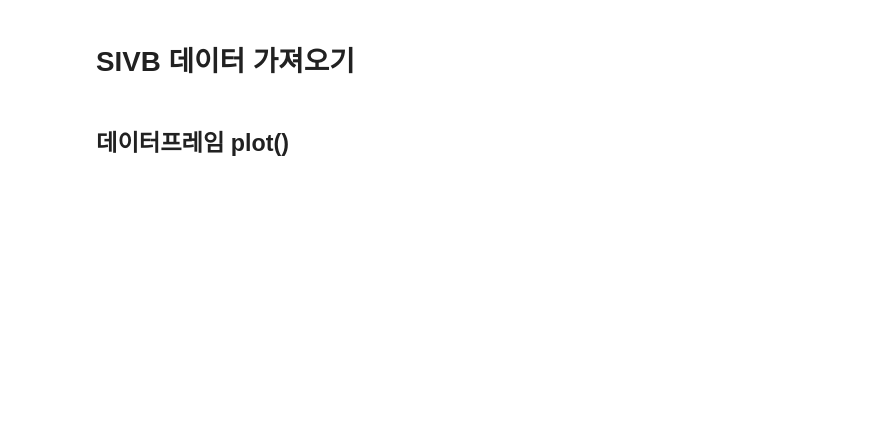
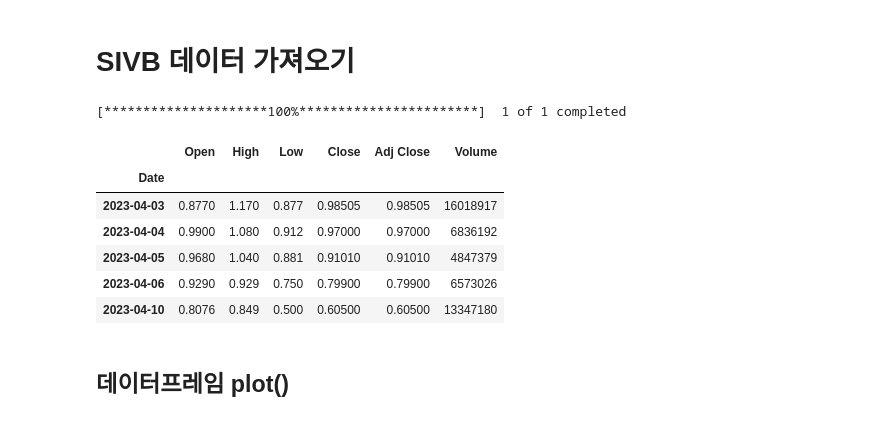
Before and after one commit to zzhining/stock_market_analysis, a Jupyter notebook: 3주차/뱅크런이_올_것인가.ipynb, the cells around one changed output. Saved outputs shown, nothing was run; the diff lists cells and outputs as text; code cells hidden in the pictures; blank space fills up the shorter version.

```diff
--- a/3주차/뱅크런이_올_것인가.ipynb
+++ b/3주차/뱅크런이_올_것인가.ipynb
@@ -14,10 +34,19 @@ display(video)
 # %%
 from pandas_datareader import data
 import yfinance as yfin
 
 yfin.pdr_override()
 
-df = data.get_data_yahoo('코드를 입력하세요')
+df = data.get_data_yahoo('SIVB', start = '2021-01-01')
 df.tail()
+# %% [output]
+[*********************100%***********************]  1 of 1 completed
+|  | Open | High | Low | Close | Adj Close | Volume |
+| Date |  |  |  |  |  |  |
+| 2023-04-03 | 0.8770 | 1.170 | 0.877 | 0.98505 | 0.98505 | 16018917 |
+| 2023-04-04 | 0.9900 | 1.080 | 0.912 | 0.97000 | 0.97000 | 6836192 |
+| 2023-04-05 | 0.9680 | 1.040 | 0.881 | 0.91010 | 0.91010 | 4847379 |
+| 2023-04-06 | 0.9290 | 0.929 | 0.750 | 0.79900 | 0.79900 | 6573026 |
+| 2023-04-10 | 0.8076 | 0.849 | 0.500 | 0.60500 | 0.60500 | 13347180 |
 # %% [markdown]
 ## 데이터프레임 plot()
```
Also changed, not shown: parts of 17 cells of this notebook.
